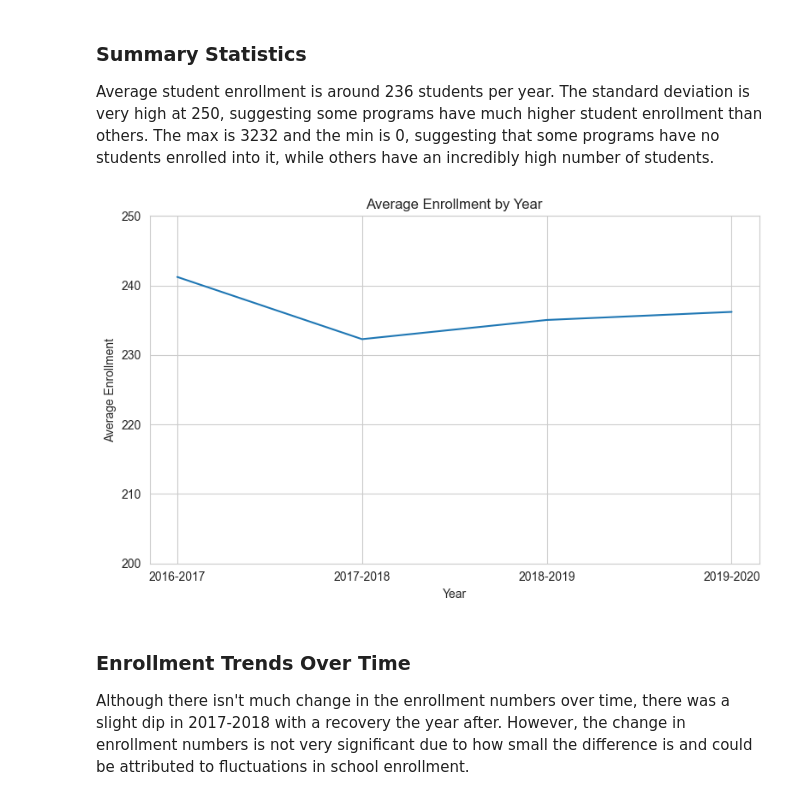
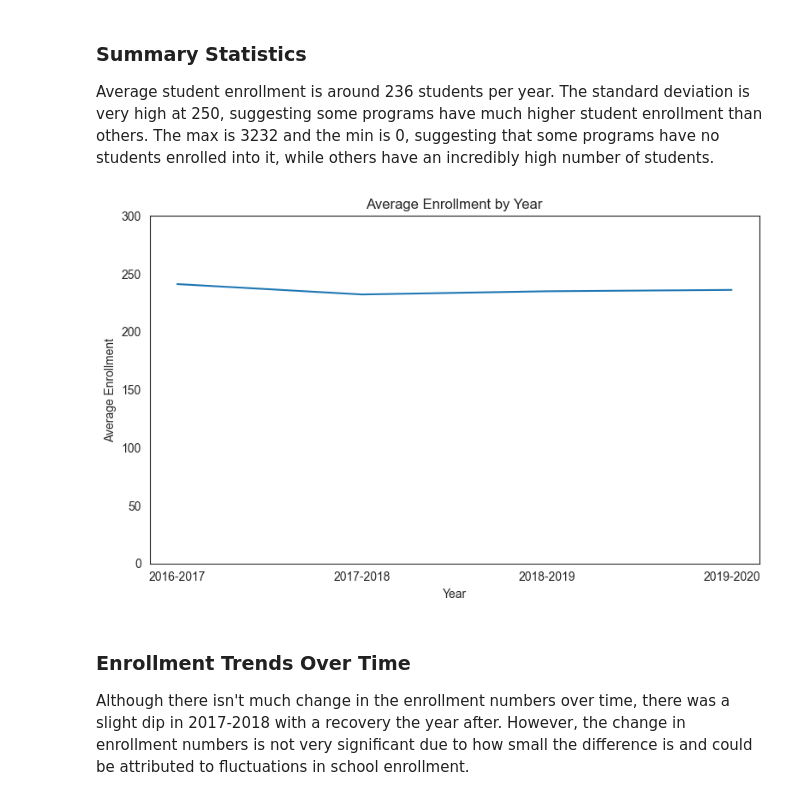
Before and after one commit to OwasimulS/Exploring-Trends-in-NYC-Career-and-Technical-Education-Programs, a Jupyter notebook: Final.ipynb, the cells around one changed output. Saved outputs shown, nothing was run; the diff lists cells and outputs as text; code cells hidden in the pictures.

```diff
--- a/Final.ipynb
+++ b/Final.ipynb
@@ -179,25 +179,25 @@ max          36.000000
 ### Summary Statistics
 Average student enrollment is around 236 students per year. The standard deviation is very high at 250, suggesting some programs have much higher student enrollment than others. The max is 3232 and the min is 0, suggesting that some programs have no students enrolled into it, while others have an incredibly high number of students.
 # %%
-sns.set_style("whitegrid")
+sns.set_style("white")
 
 #group by year and calculate average enrollment
 plt.figure(figsize=(8,5))
 sns.lineplot(
     data=df,
     x="year",
     y="enrolled_student_counts",
     estimator="mean",
     errorbar=None
 )
 plt.title("Average Enrollment by Year") #plot title
-plt.ylim(200, 250) #y-axis limits
+plt.ylim(0, 300) #y-axis limits
 plt.ylabel("Average Enrollment") #axis titles
 plt.xlabel("Year")
 plt.tight_layout()
 plt.show()
 # %% [output]
-[figure, old version]
+[figure, new version]
 # %% [markdown]
 ### Enrollment Trends Over Time
 Although there isn't much change in the enrollment numbers over time, there was a slight dip in 2017-2018 with a recovery the year after. However, the change in enrollment numbers is not very significant due to how small the difference is and could be attributed to fluctuations in school enrollment.
```
Also changed, not shown: parts of 4 cells of this notebook.
